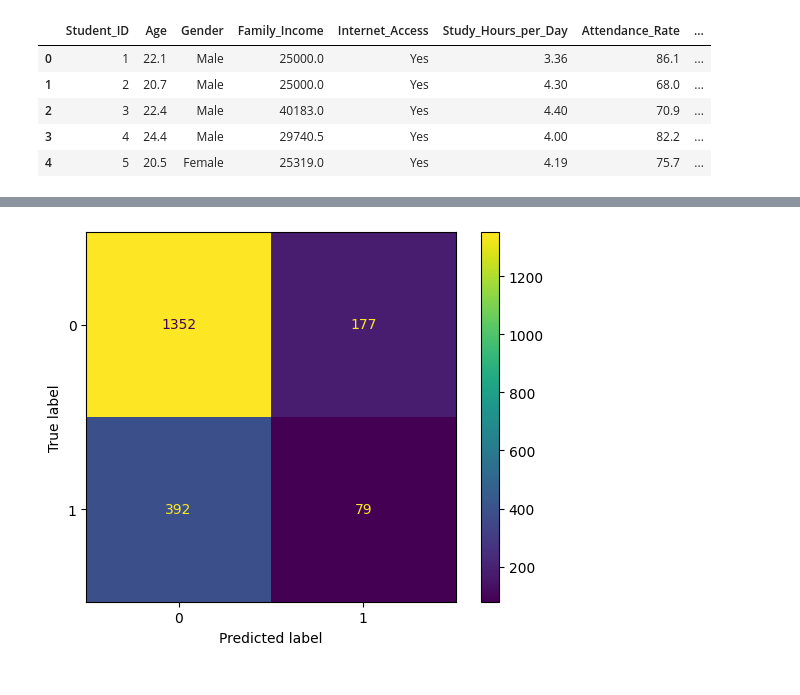
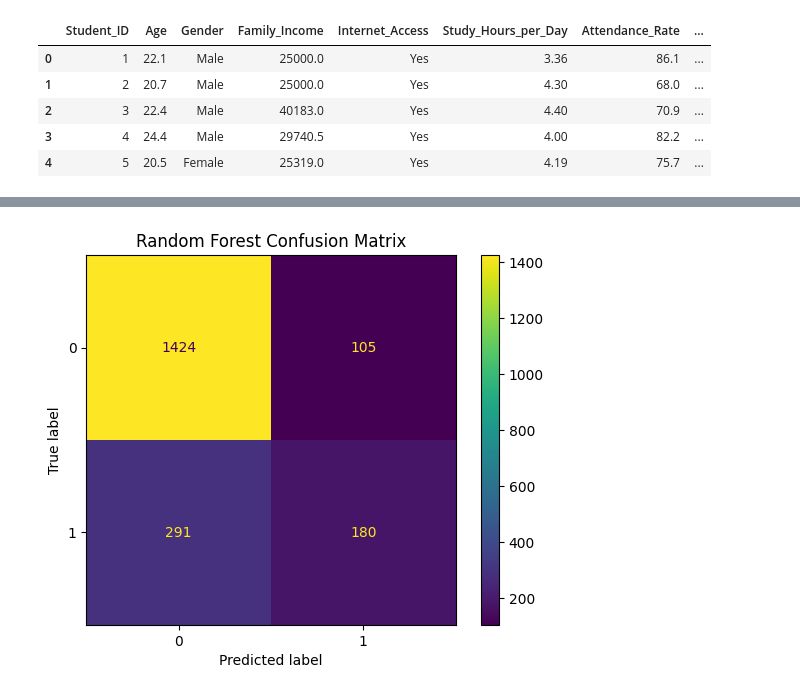
Before and after one commit to kgmad2/myfinalproject, a Jupyter notebook: final_project_draft.ipynb, the cells around one changed output, grey strips where cells are left out. Saved outputs shown, nothing was run; the diff lists cells and outputs as text; code cells hidden in the pictures.

Commit message:
final project submission with optimized models and ethical analysis

```diff
--- a/final_project_draft.ipynb
+++ b/final_project_draft.ipynb
@@ -131,0 +122,9 @@ plt.show()
+# %%
+#academic performance comparison based on semester
+df['gpa_gap'] = df['GPA'] - df['Semester_GPA']
+# %%
+#Scholarship vs no scholarship feature
+df['has_scholarship'] = (df['Scholarship'] == 'Yes').astype(int)
+# %%
+#does the student have a part time job or not?
+df['has_part_time_job'] = (df['Part_Time_Job'] == 'Yes').astype(int)
@@ -199,0 +283,32 @@ weighted avg       0.70      0.67      0.68      2000
+# %%
+#Tried using GridSearchCV to test different hyperparameters for rf (using the website you reccomended on my feedback)
+rf = RandomForestClassifier(random_state=42)
+
+
+param_grid_rf = {
+    'n_estimators': [100, 200],
+    'max_depth': [None, 10, 20],
+    'min_samples_split': [2, 5],
+    'min_samples_leaf': [1, 2]
+}
+
+
+grid_rf = GridSearchCV(
+    estimator=rf,
+    param_grid=param_grid_rf,
+    cv=5,
+    scoring='accuracy',
+    n_jobs=-1
+)
+# Train models
+grid_rf.fit(X_train, y_train)
+
+# Best model
+best_rf = grid_rf.best_estimator_
+
+print("Best Random Forest Parameters:")
+print(grid_rf.best_params_)
+y_pred_rf = best_rf.predict(X_test)
+
+print("Random Forest Accuracy:", accuracy_score(y_test, y_pred_rf))
+print(classification_report(y_test, y_pred_rf))
@@ -200,7 +327,7 @@ weighted avg       0.70      0.67      0.68      2000
 # %%
-from sklearn.metrics import ConfusionMatrixDisplay
-
+# I added this chart to help really visualize the true accuracy of drop out predictions
 ConfusionMatrixDisplay.from_predictions(y_test, y_pred_rf)
+plt.title("Random Forest Confusion Matrix")
 plt.show()
 # %% [output]
-[figure, old version]
+[figure, new version]
```
Also changed, not shown: parts of 36 cells of this notebook.
